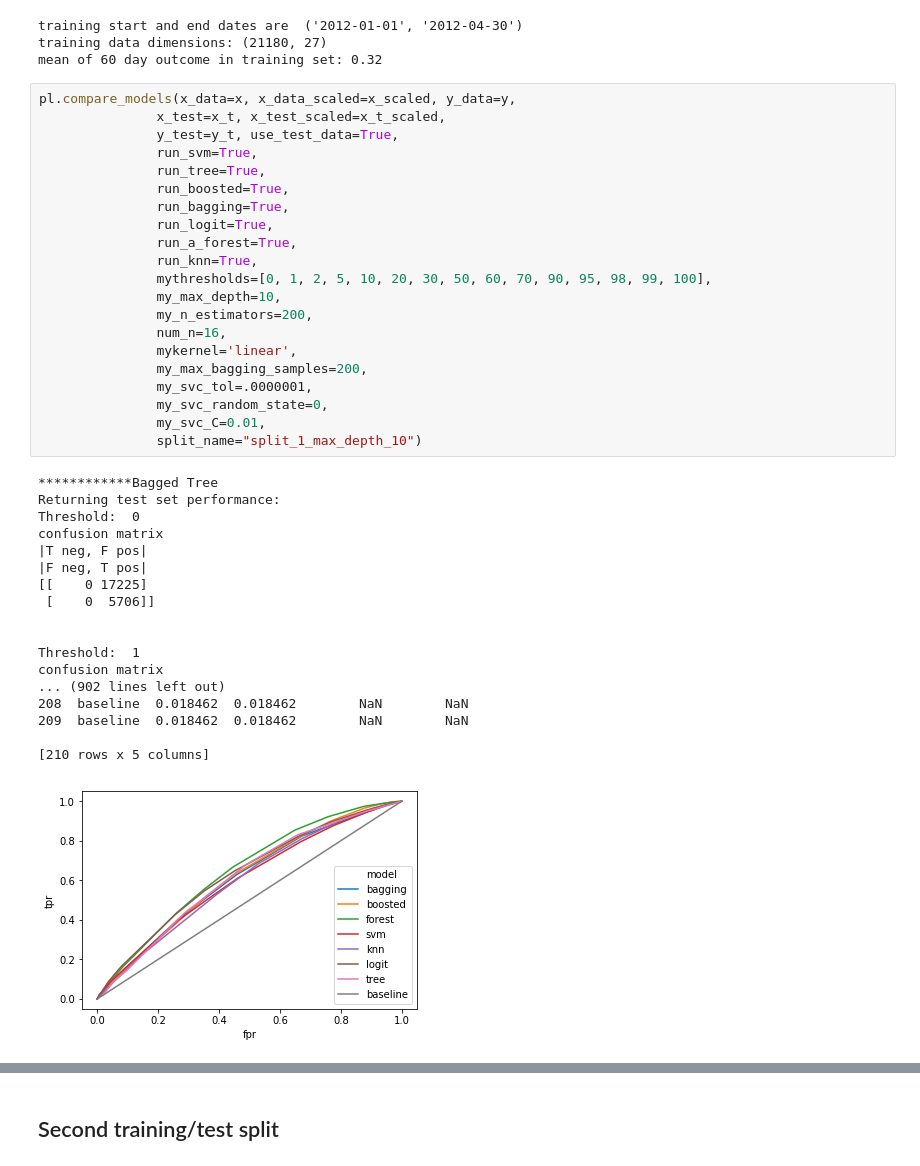
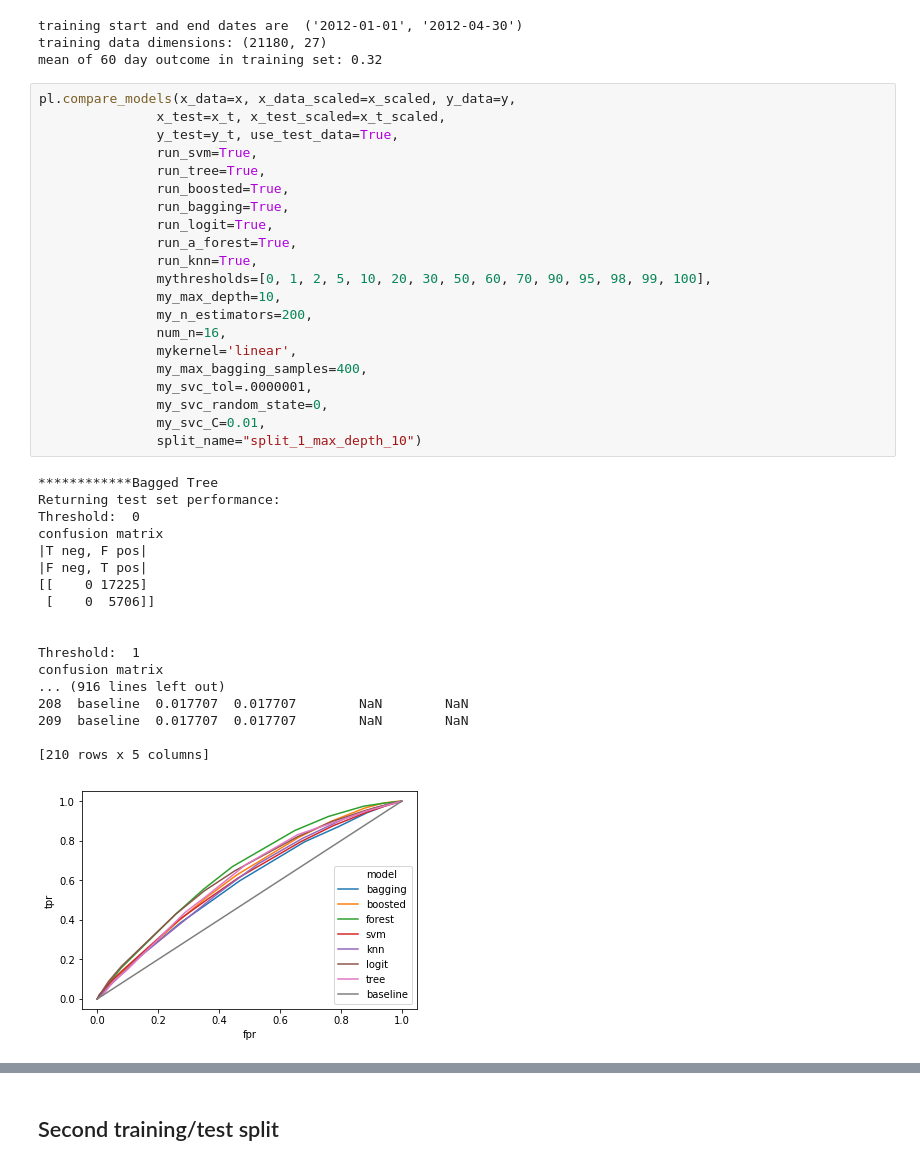
Before and after one commit to pete-rodrigue/ML_spring_2019, a Jupyter notebook: exercise five/run_pipeline_for_donors_choose_data.ipynb, the cells around one changed output, grey strips where cells are left out. Saved outputs shown, nothing was run; the diff lists cells and outputs as text.

```diff
--- a/exercise five/run_pipeline_for_donors_choose_data.ipynb
+++ b/exercise five/run_pipeline_for_donors_choose_data.ipynb
@@ -142,38 +142,38 @@ pl.compare_models(x_data=x, x_data_scaled=x_scaled, y_data=y,
                run_tree=True,
                run_boosted=True,
                run_bagging=True,
                run_logit=True,
                run_a_forest=True,
                run_knn=True,
                mythresholds=[0, 1, 2, 5, 10, 20, 30, 50, 60, 70, 90, 95, 98, 99, 100],
                my_max_depth=10,
                my_n_estimators=200,
                num_n=16,
                mykernel='linear',
-               my_max_bagging_samples=200,
+               my_max_bagging_samples=400,
                my_svc_tol=.0000001,
                my_svc_random_state=0,
                my_svc_C=0.01,
                split_name="split_1_max_depth_10")
 # %% [output]
 ************Bagged Tree
 Returning test set performance:
 Threshold:  0
 confusion matrix
 |T neg, F pos|
 |F neg, T pos|
 [[    0 17225]
  [    0  5706]]
 
 
 Threshold:  1
 confusion matrix
-... (902 lines left out)
-208  baseline  0.018462  0.018462        NaN        NaN
-209  baseline  0.018462  0.018462        NaN        NaN
+... (916 lines left out)
+208  baseline  0.017707  0.017707        NaN        NaN
+209  baseline  0.017707  0.017707        NaN        NaN
 
 [210 rows x 5 columns]
-[figure, old version]
+[figure, new version]
 # %%
 pl.compare_models(x_data=x, x_data_scaled=x_scaled, y_data=y,
                x_test=x_t, x_test_scaled=x_t_scaled,
```
Also changed, not shown: parts of 5 cells of this notebook, 14 other files.
